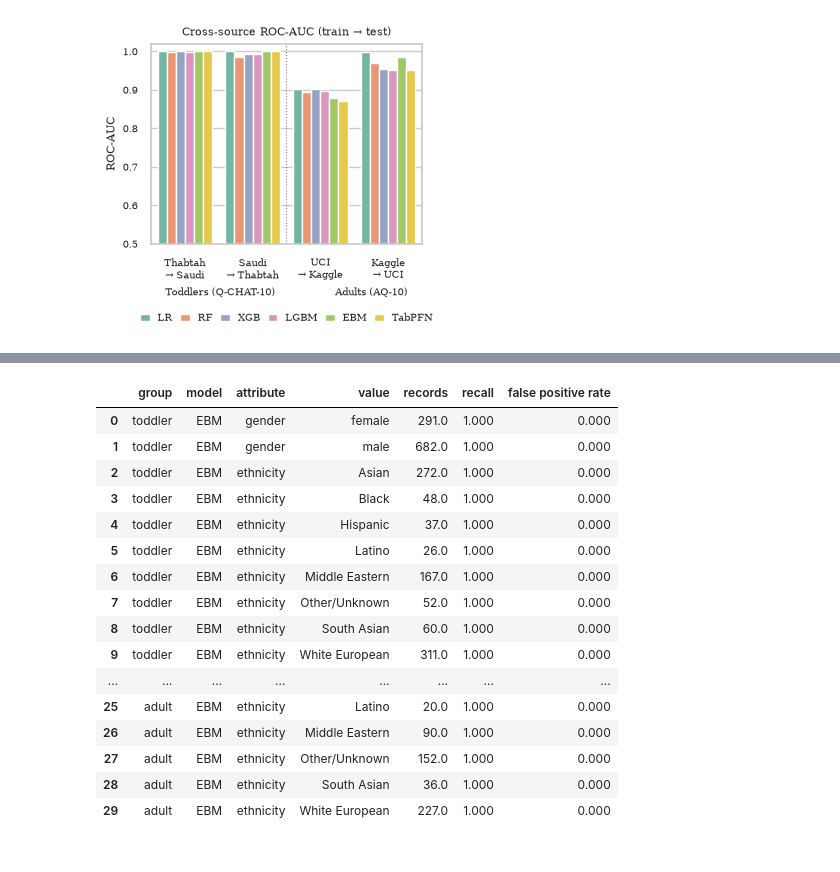
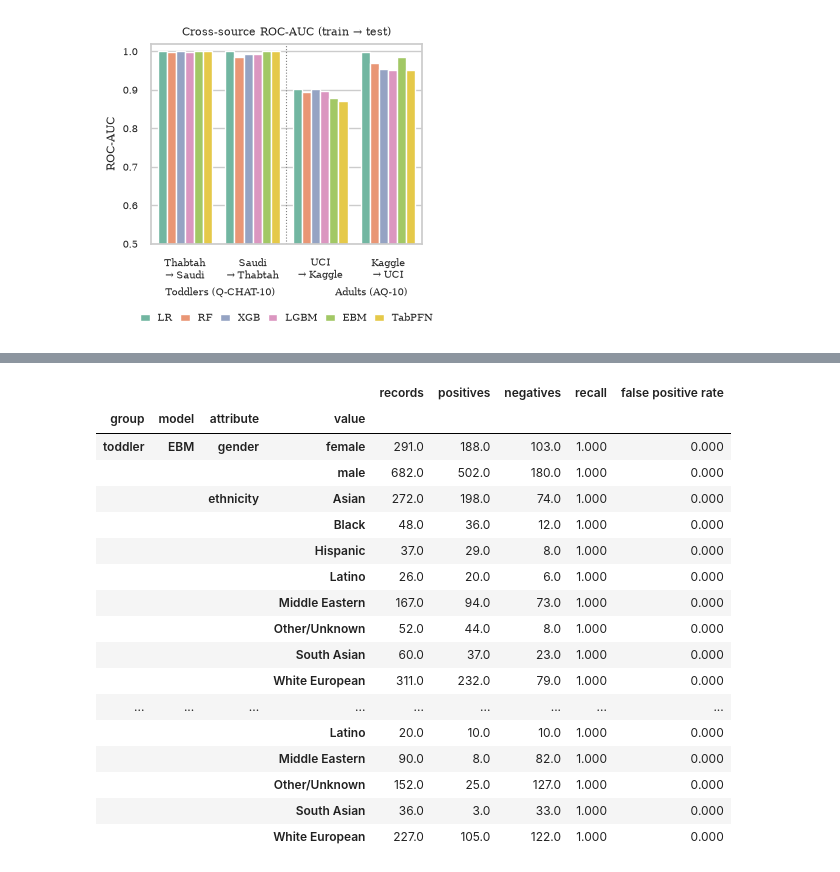
Before and after one commit to Syedhamzahussain520/asd-screening, a Jupyter notebook: notebooks/06_results.ipynb, the cells around one changed output, grey strips where cells are left out. Drawn from its saved outputs; the diff is of its cells as text; code cells hidden in the pictures.

Commit message:
Add PR-AUC, calibration, Holm correction and subgroup counts to the results notebook

```diff
--- a/notebooks/06_results.ipynb
+++ b/notebooks/06_results.ipynb
@@ -188,7 +310,9 @@ for g in GROUPS:
         wide = cv[cv.group == g].pivot(index="fold", columns="model", values=metric)[MODEL_NAMES]
         # Friedman compares ranks, so the scores do not need a normal distribution (ANOVA needs that)
         stat, p = friedmanchisquare(*[wide[m] for m in MODEL_NAMES])
-        rows.append({"group": g, "metric": metric, "chi2": round(stat, 2), "p": p})
+        # Kendall's W = chi2 / (folds x (models - 1)). Close to 1 means the same ranking in every fold
+        w = stat / (len(wide) * (len(MODEL_NAMES) - 1))
+        rows.append({"group": g, "metric": metric, "chi2": round(stat, 2), "p": p, "Kendall W": round(w, 2)})
 friedman = pd.DataFrame(rows)
 friedman
 # %% [output]
@@ -232,18 +356,39 @@ def corrected_ttest(a, b, test_frac=0.2):
     return stat, 2 * t.sf(abs(stat), len(d) - 1)
 
 
+# Holm correction. When many tests are run, some look significant only by luck.
+# Holm makes the p-values bigger to allow for that: the smallest p is multiplied by the
+# number of tests, the next one by one less, and so on.
+# Example with 3 tests: p = 0.01, 0.04, 0.30 become 0.03, 0.08, 0.30
+def holm(p):
+    p = np.asarray(p)
+    order = np.argsort(p)
+    adjusted = np.maximum.accumulate((len(p) - np.arange(len(p))) * p[order]).clip(max=1)
+    out = np.empty(len(p))
+    out[order] = adjusted
+    return out
+
+
 rows = []
 for g in GROUPS:
     wide = cv[cv.group == g].pivot(index="fold", columns="model", values="roc_auc")
     for focus in ["EBM", "TabPFN"]:
         for other in MODEL_NAMES:
-            if other == focus:
+            # EBM against TabPFN is tested once, not twice
+            if other == focus or (focus == "TabPFN" and other == "EBM"):
                 continue
             stat, p = corrected_ttest(wide[focus], wide[other])
-            rows.append({"group": g, "model": focus, "vs": other,
-                         "AUC difference": wide[focus].mean() - wide[other].mean(), "p": p})
+            d = wide[focus] - wide[other]
+            # effect size (Cohen's d) = average difference / how much the difference changes between folds.
+            # About 0.2 is small, 0.5 medium, 0.8 large
+            size = d.mean() / d.std(ddof=1) if d.std(ddof=1) > 0 else 0.0
+            rows.append({"group": g, "model": focus, "vs": other, "AUC difference": d.mean(),
+                         "effect size d": size, "p": p})
 
 ttests = pd.DataFrame(rows)
-ttests["significant"] = ttests["p"] < 0.05
+# 9 comparisons in each age group are corrected together
+ttests["p (Holm)"] = ttests.groupby("group")["p"].transform(holm)
+ttests["significant"] = ttests["p (Holm)"] < 0.05
+ttests.to_csv(TABLES / "corrected_ttests.csv", index=False)
 ttests.round(4)
 # %% [output]
@@ -344,51 +491,53 @@ Using the out-of-fold predictions saved in notebook 05, recall and false-positiv
 # %%
-preds = pd.read_csv(TABLES / "cv_predictions.csv")
 chosen = pd.read_csv("../app/data/chosen_models.csv", index_col="group")["model"]
 
 
 # every person is in the predictions 3 times, once in each repeat
 def rates(df):
     pos, neg = df[df.asd == 1], df[df.asd == 0]
-    return pd.Series({"records": len(df) // 3,
+    # positives and negatives are counted per person, so divide by the 3 repeats
+    return pd.Series({"records": len(df) // 3, "positives": len(pos) // 3, "negatives": len(neg) // 3,
                       "recall": (pos.prob >= 0.5).mean() if len(pos) else None,
                       "false positive rate": (neg.prob >= 0.5).mean() if len(neg) else None})
 
 
 rows = []
 for g in GROUPS:
     df = pd.read_csv(PROCESSED / f"{g}.csv")
     # add the personal details to the predictions
-    p = preds[(preds.group == g) & (preds.model == chosen[g])].merge(df, left_on="row", right_index=True)
+    p = preds[(preds.group == g) & (preds.model == chosen[g])].drop(columns="asd").merge(df, left_on="row", right_index=True)
     # small ethnic groups go into one group, they are too small to measure alone
     common = p.ethnicity.value_counts()
     # 60 rows = 20 people, because every person is there 3 times
     p["ethnicity"] = (p.ethnicity.where(p.ethnicity.map(common) >= 60, "Other/Unknown")  # 20 people x 3 repeats
                                  .replace({"Other": "Other/Unknown", "Unknown": "Other/Unknown"}))
     p["gender"] = p.male.map({1: "male", 0: "female"})
     for col in ["gender", "ethnicity"]:
         for value, part in p.groupby(col):
             rows.append({"group": g, "model": chosen[g], "attribute": col, "value": value, **rates(part)})
 
 bias = pd.DataFrame(rows)
-bias.round(3)
+bias.to_csv(TABLES / "bias_check.csv", index=False)
+bias.set_index(["group", "model", "attribute", "value"]).round(3)
 # %% [output]
-|  | group | model | attribute | value | records | recall | false positive rate |
-| 0 | toddler | EBM | gender | female | 291.0 | 1.000 | 0.000 |
-| 1 | toddler | EBM | gender | male | 682.0 | 1.000 | 0.000 |
-| 2 | toddler | EBM | ethnicity | Asian | 272.0 | 1.000 | 0.000 |
-| 3 | toddler | EBM | ethnicity | Black | 48.0 | 1.000 | 0.000 |
-| 4 | toddler | EBM | ethnicity | Hispanic | 37.0 | 1.000 | 0.000 |
-| 5 | toddler | EBM | ethnicity | Latino | 26.0 | 1.000 | 0.000 |
-| 6 | toddler | EBM | ethnicity | Middle Eastern | 167.0 | 1.000 | 0.000 |
-| 7 | toddler | EBM | ethnicity | Other/Unknown | 52.0 | 1.000 | 0.000 |
-| 8 | toddler | EBM | ethnicity | South Asian | 60.0 | 1.000 | 0.000 |
-| 9 | toddler | EBM | ethnicity | White European | 311.0 | 1.000 | 0.000 |
-| ... | ... | ... | ... | ... | ... | ... | ... |
-| 25 | adult | EBM | ethnicity | Latino | 20.0 | 1.000 | 0.000 |
-| 26 | adult | EBM | ethnicity | Middle Eastern | 90.0 | 1.000 | 0.000 |
-| 27 | adult | EBM | ethnicity | Other/Unknown | 152.0 | 1.000 | 0.000 |
-| 28 | adult | EBM | ethnicity | South Asian | 36.0 | 1.000 | 0.000 |
-| 29 | adult | EBM | ethnicity | White European | 227.0 | 1.000 | 0.000 |
+|  |  |  |  | records | positives | negatives | recall | false positive rate |
+| group | model | attribute | value |  |  |  |  |  |
+| toddler | EBM | gender | female | 291.0 | 188.0 | 103.0 | 1.000 | 0.000 |
+|  |  |  | male | 682.0 | 502.0 | 180.0 | 1.000 | 0.000 |
+|  |  | ethnicity | Asian | 272.0 | 198.0 | 74.0 | 1.000 | 0.000 |
+|  |  |  | Black | 48.0 | 36.0 | 12.0 | 1.000 | 0.000 |
+|  |  |  | Hispanic | 37.0 | 29.0 | 8.0 | 1.000 | 0.000 |
+|  |  |  | Latino | 26.0 | 20.0 | 6.0 | 1.000 | 0.000 |
+|  |  |  | Middle Eastern | 167.0 | 94.0 | 73.0 | 1.000 | 0.000 |
+|  |  |  | Other/Unknown | 52.0 | 44.0 | 8.0 | 1.000 | 0.000 |
+|  |  |  | South Asian | 60.0 | 37.0 | 23.0 | 1.000 | 0.000 |
+|  |  |  | White European | 311.0 | 232.0 | 79.0 | 1.000 | 0.000 |
+| ... | ... | ... | ... | ... | ... | ... | ... | ... |
+|  |  |  | Latino | 20.0 | 10.0 | 10.0 | 1.000 | 0.000 |
+|  |  |  | Middle Eastern | 90.0 | 8.0 | 82.0 | 1.000 | 0.000 |
+|  |  |  | Other/Unknown | 152.0 | 25.0 | 127.0 | 1.000 | 0.000 |
+|  |  |  | South Asian | 36.0 | 3.0 | 33.0 | 1.000 | 0.000 |
+|  |  |  | White European | 227.0 | 105.0 | 122.0 | 1.000 | 0.000 |
 # %% [markdown]
 ### 8. Answers
 
```
Also changed, not shown: parts of 13 cells of this notebook, 5 other files.
